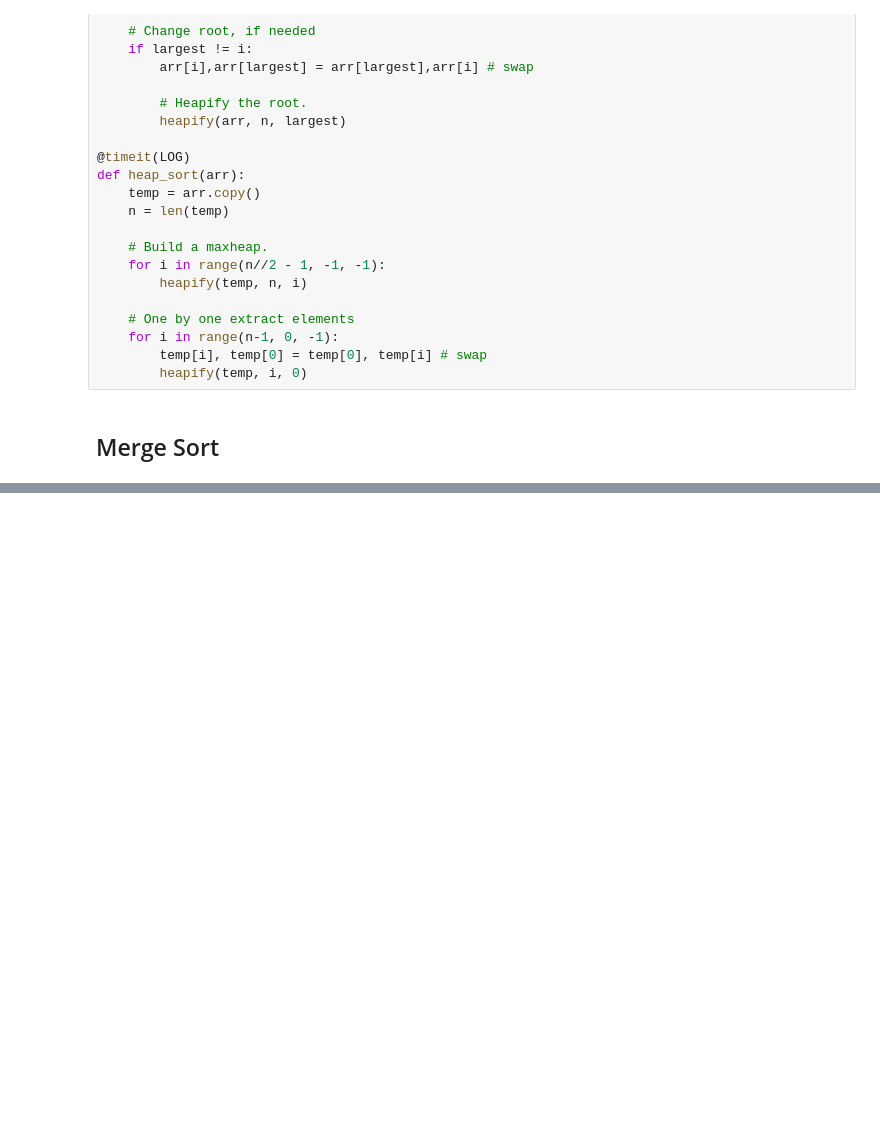
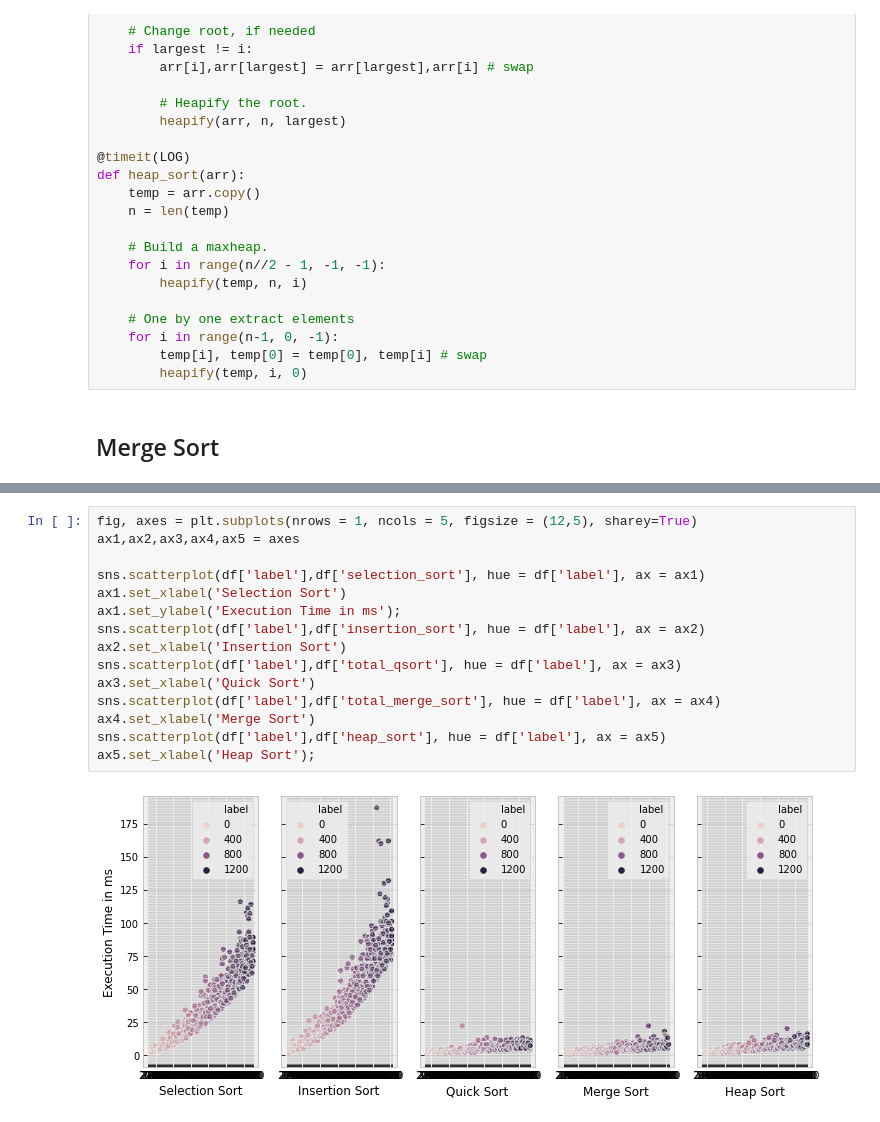
Before and after one commit to james-salafatinos/data-engineering, a Jupyter notebook: quick_sort_algorithm.ipynb, the cells around one changed output, grey strips where cells are left out. Drawn from its saved outputs; the diff is of its cells as text; blank space fills up the shorter version.

```diff
--- a/quick_sort_algorithm.ipynb
+++ b/quick_sort_algorithm.ipynb
@@ -264,0 +275,17 @@ LOG
+# %%
+fig, axes = plt.subplots(nrows = 1, ncols = 5, figsize = (12,5), sharey=True)
+ax1,ax2,ax3,ax4,ax5 = axes
+
+sns.scatterplot(df['label'],df['selection_sort'], hue = df['label'], ax = ax1)
+ax1.set_xlabel('Selection Sort')
+ax1.set_ylabel('Execution Time in ms');
+sns.scatterplot(df['label'],df['insertion_sort'], hue = df['label'], ax = ax2)
+ax2.set_xlabel('Insertion Sort')
+sns.scatterplot(df['label'],df['total_qsort'], hue = df['label'], ax = ax3)
+ax3.set_xlabel('Quick Sort')
+sns.scatterplot(df['label'],df['total_merge_sort'], hue = df['label'], ax = ax4)
+ax4.set_xlabel('Merge Sort')
+sns.scatterplot(df['label'],df['heap_sort'], hue = df['label'], ax = ax5)
+ax5.set_xlabel('Heap Sort');
+# %% [output]
+[figure, added]
```
Also changed, not shown: parts of 37 cells of this notebook, 3 other files.
